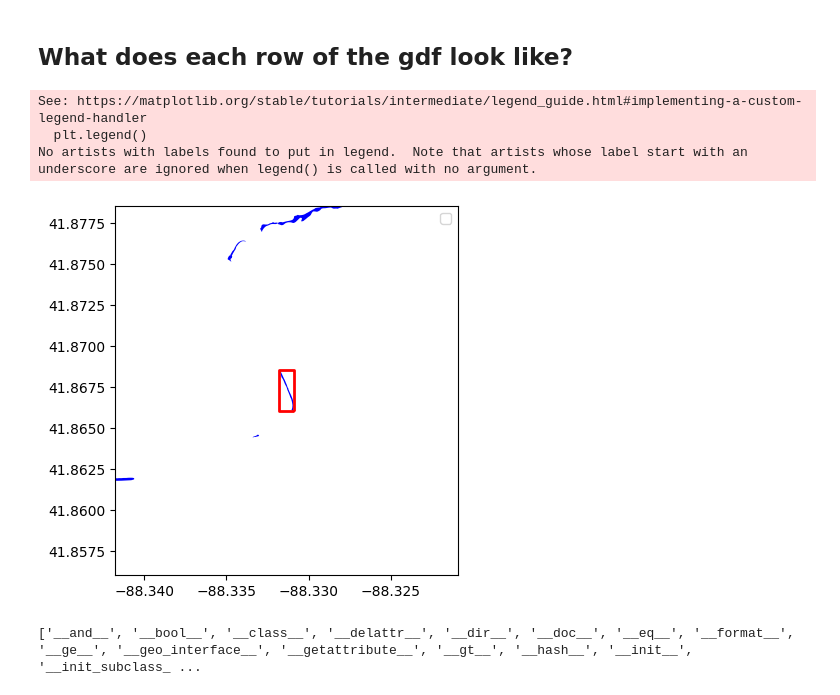
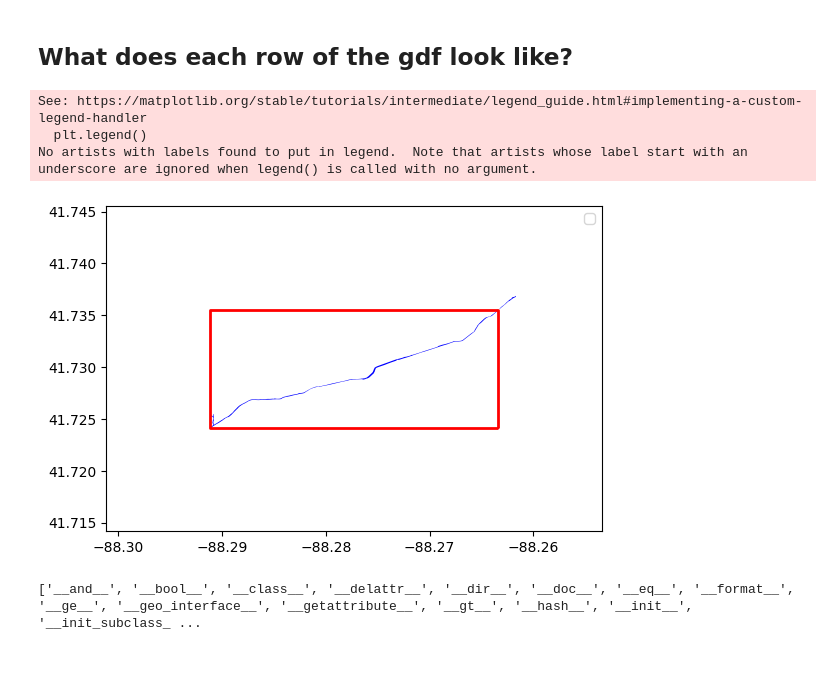
Before and after one commit to dsi-clinic/CMAP, a Jupyter notebook: data/river_processing.ipynb, the cells around one changed output. Saved outputs shown, nothing was run; the diff lists cells and outputs as text; code cells hidden in the pictures; blank space fills up the shorter version.

```diff
--- a/data/river_processing.ipynb
+++ b/data/river_processing.ipynb
@@ -160,38 +139,38 @@ from shapely.geometry import box
 import matplotlib.pyplot as plt
 
 # Select the first row (or any row of your choice) from river_dataset.gdf
-row_geometry = river_dataset.gdf.geometry.iloc[48]
+row_geometry = river_dataset.gdf.geometry.iloc[1]
 
 # Get the bounding box (minx, miny, maxx, maxy) of the geometry
 minx, miny, maxx, maxy = row_geometry.bounds
 
 # Create a Polygon from the bounding box
 bbox = box(minx, miny, maxx, maxy)
 
 # Create a GeoDataFrame for the bounding box (to plot)
 bbox_gdf = gpd.GeoDataFrame(geometry=[bbox])
 
 # Plot the original geometry and its bounding box
 fig, ax = plt.subplots()
 
 # Plot both the geometry and bounding box
 river_dataset.gdf.plot(ax=ax, color='blue', marker='o', label='Original Geometry')
 bbox_gdf.plot(ax=ax, edgecolor='red', facecolor='none', linewidth=2, label='Bounding Box')
 
 # Set equal aspect ratio
 ax.set_aspect('equal')
 
 # Zoom to the bounding box extent by setting axis limits
 ax.set_xlim([minx - 0.01, maxx + 0.01])
 ax.set_ylim([miny - 0.01, maxy + 0.01])
 
 plt.legend()
 plt.show()
 # %% [output]
 See: https://matplotlib.org/stable/tutorials/intermediate/legend_guide.html#implementing-a-custom-legend-handler
   plt.legend()
 No artists with labels found to put in legend.  Note that artists whose label start with an underscore are ignored when legend() is called with no argument.
-[figure, old version]
+[figure, new version]
 # %%
 # Assuming 'row_geometry' is a geometry object from the GeoDataFrame
 row_geometry = river_dataset.gdf.geometry.iloc[0]
```
Also changed, not shown: parts of 1 cell of this notebook.
